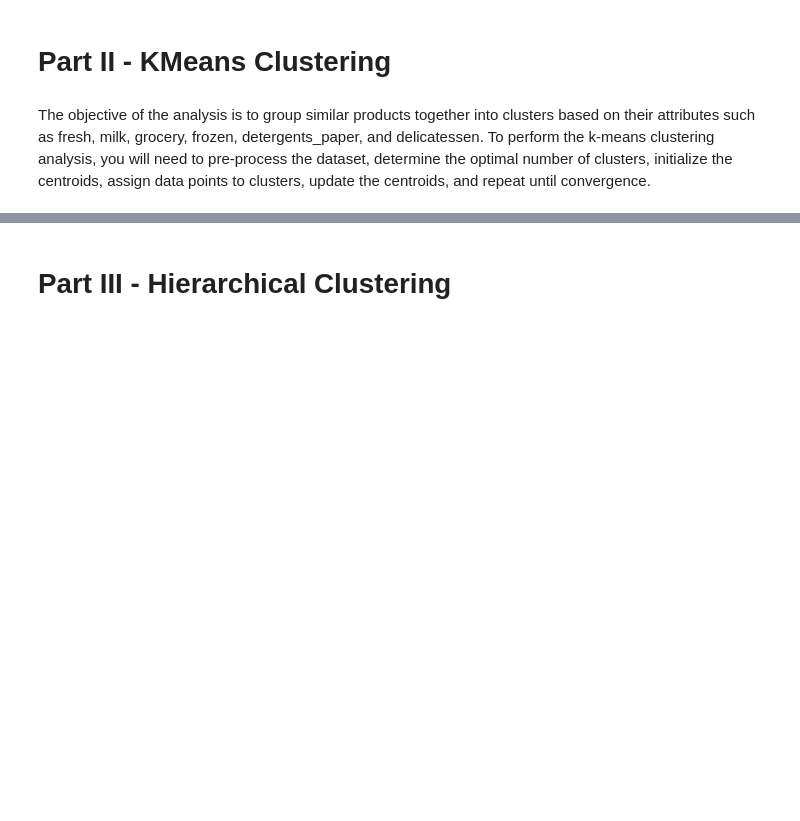
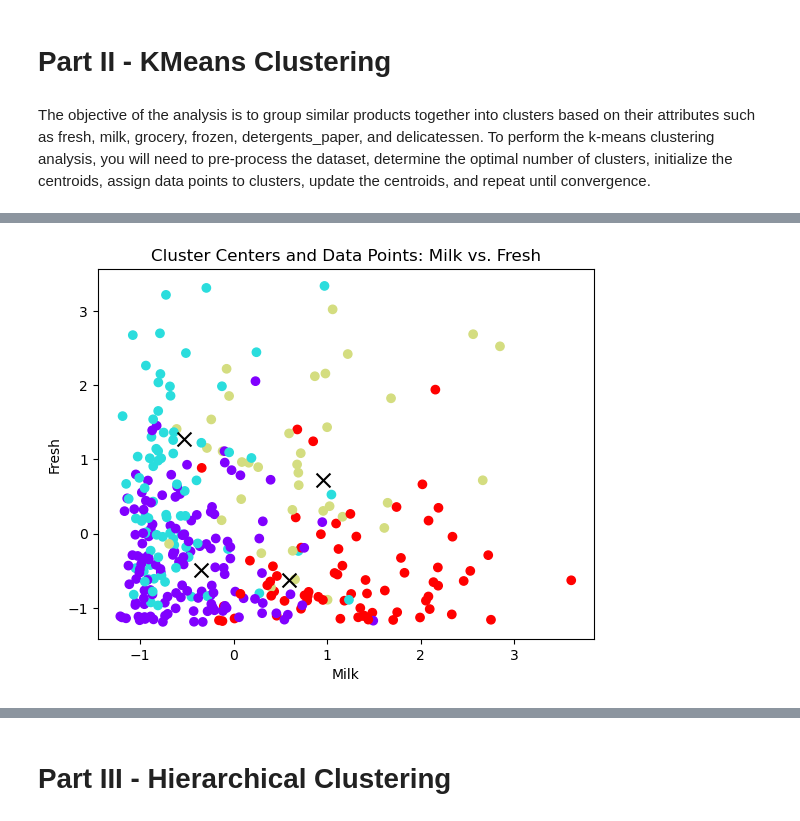
Before and after one commit to curtislo93/unsupervised-learning-project, a Jupyter notebook: Unsupervised Learning - Project.ipynb, the cells around one changed output, grey strips where cells are left out. Cells and saved outputs as stored; diff of their text form; code cells hidden in the pictures; blank space fills up the shorter version.

```diff
--- a/Unsupervised Learning - Project.ipynb
+++ b/Unsupervised Learning - Project.ipynb
@@ -265,0 +285,10 @@ plt.show()
+# %%
+# Plot cluster centers
+plt.scatter(df_preprocessed_standardized['Milk'], df_preprocessed_standardized['Fresh'], c=df_preprocessed_standardized['cluster'], cmap='rainbow')
+plt.scatter(kmeans.cluster_centers_[:, 2], kmeans.cluster_centers_[:, 3], c='black', marker='x', s=100)
+plt.xlabel('Milk')
+plt.ylabel('Fresh')
+plt.title('Cluster Centers and Data Points: Milk vs. Fresh')
+plt.show()
+# %% [output]
+[figure, added]
```
Also changed, not shown: parts of 33 cells of this notebook.
